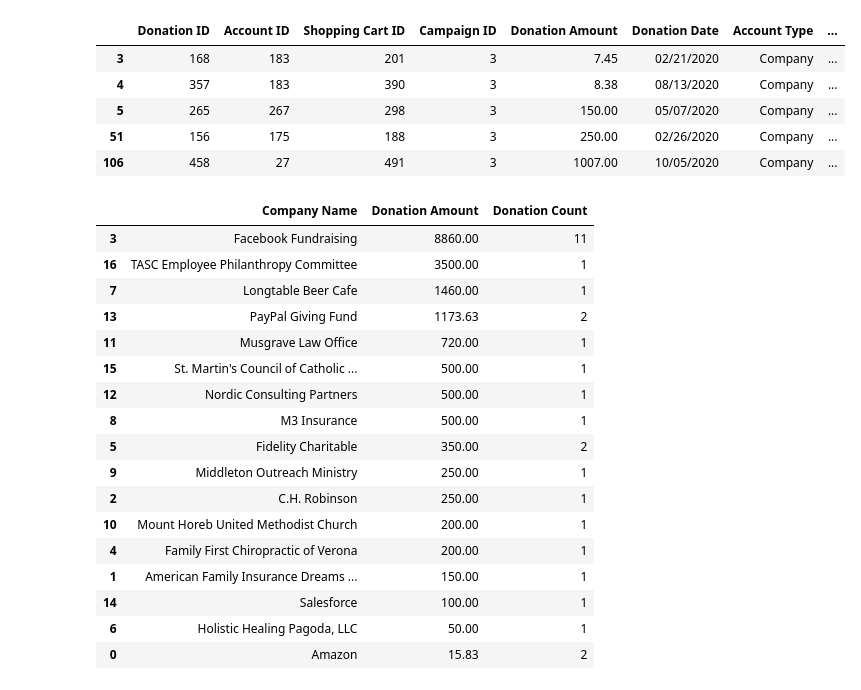
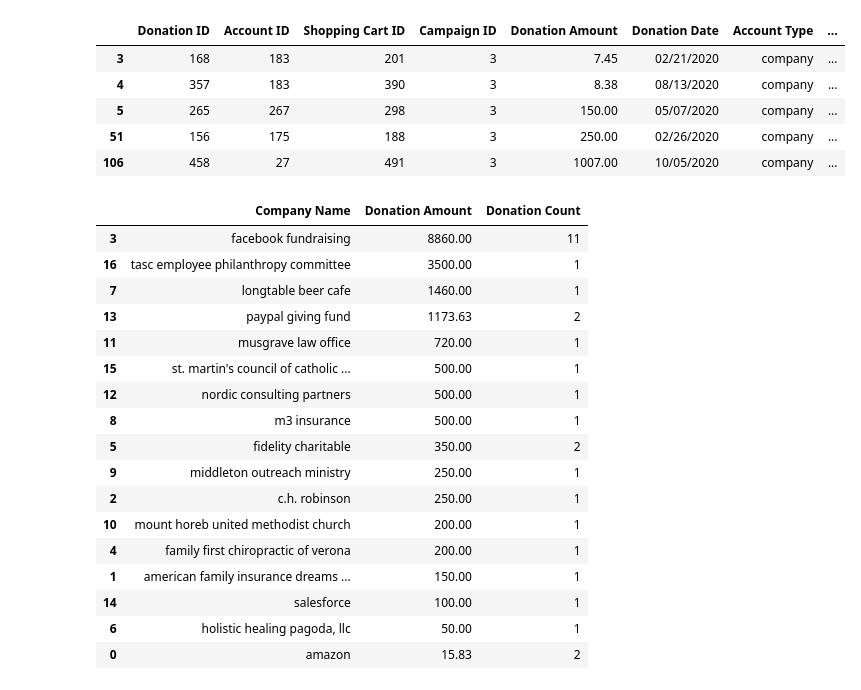
Before and after one commit to GauravChopra9/Biokind, a Jupyter notebook: companies_analysis.ipynb, the cells around one changed output. Cells and saved outputs as stored; diff of their text form; code cells hidden in the pictures.

```diff
--- a/companies_analysis.ipynb
+++ b/companies_analysis.ipynb
@@ -6,3 +4,5 @@ FILE_PATHS = [r'dataset\2020 Annual Campaign - Archived.csv', r'dataset\2021 Ann
+# %%
+FILE_PATHS = [r'cleaned_dataset\df_2020_clean.csv', r'cleaned_dataset\df_2021_clean.csv']
 # %%
 df_2020 = pd.read_csv(FILE_PATHS[0])
 df_2021 = pd.read_csv(FILE_PATHS[1])
@@ -13,18 +9,13 @@ def cleanData(df):
-# %%
-df_2020.drop(axis=1, columns=['Unnamed: 18'], inplace=True) # Again, no idea why this column exists
-df_2021.drop(axis=1, columns=['Unnamed: 18'], inplace=True)
-cleanData(df_2020)
-cleanData(df_2021)
 # %%
-df_2020_companies = df_2020[df_2020['Account Type'] == 'Company']
+df_2020_companies = df_2020[df_2020['Account Type'] == 'company']
 df_2020_companies.head()
 # %% [output]
 |  | Donation ID | Account ID | Shopping Cart ID | Campaign ID | Donation Amount | Donation Date | Account Type | ... |
-| 3 | 168 | 183 | 201 | 3 | 7.45 | 02/21/2020 | Company | ... |
-| 4 | 357 | 183 | 390 | 3 | 8.38 | 08/13/2020 | Company | ... |
-| 5 | 265 | 267 | 298 | 3 | 150.00 | 05/07/2020 | Company | ... |
-| 51 | 156 | 175 | 188 | 3 | 250.00 | 02/26/2020 | Company | ... |
-| 106 | 458 | 27 | 491 | 3 | 1007.00 | 10/05/2020 | Company | ... |
+| 3 | 168 | 183 | 201 | 3 | 7.45 | 02/21/2020 | company | ... |
+| 4 | 357 | 183 | 390 | 3 | 8.38 | 08/13/2020 | company | ... |
+| 5 | 265 | 267 | 298 | 3 | 150.00 | 05/07/2020 | company | ... |
+| 51 | 156 | 175 | 188 | 3 | 250.00 | 02/26/2020 | company | ... |
+| 106 | 458 | 27 | 491 | 3 | 1007.00 | 10/05/2020 | company | ... |
 # %%
 df_2020_companies = df_2020_companies.groupby(
     'Company Name', as_index=False
@@ -38,23 +29,23 @@ df_2020_companies = df_2020_companies.groupby(
 df_2020_companies
 # %% [output]
 |  | Company Name | Donation Amount | Donation Count |
-| 3 | Facebook Fundraising | 8860.00 | 11 |
-| 16 | TASC Employee Philanthropy Committee | 3500.00 | 1 |
-| 7 | Longtable Beer Cafe | 1460.00 | 1 |
-| 13 | PayPal Giving Fund | 1173.63 | 2 |
-| 11 | Musgrave Law Office | 720.00 | 1 |
-| 15 | St. Martin's Council of Catholic ... | 500.00 | 1 |
-| 12 | Nordic Consulting Partners | 500.00 | 1 |
-| 8 | M3 Insurance | 500.00 | 1 |
-| 5 | Fidelity Charitable | 350.00 | 2 |
-| 9 | Middleton Outreach Ministry | 250.00 | 1 |
-| 2 | C.H. Robinson | 250.00 | 1 |
-| 10 | Mount Horeb United Methodist Church | 200.00 | 1 |
-| 4 | Family First Chiropractic of Verona | 200.00 | 1 |
-| 1 | American Family Insurance Dreams ... | 150.00 | 1 |
-| 14 | Salesforce | 100.00 | 1 |
-| 6 | Holistic Healing Pagoda, LLC | 50.00 | 1 |
-| 0 | Amazon | 15.83 | 2 |
+| 3 | facebook fundraising | 8860.00 | 11 |
+| 16 | tasc employee philanthropy committee | 3500.00 | 1 |
+| 7 | longtable beer cafe | 1460.00 | 1 |
+| 13 | paypal giving fund | 1173.63 | 2 |
+| 11 | musgrave law office | 720.00 | 1 |
+| 15 | st. martin's council of catholic ... | 500.00 | 1 |
+| 12 | nordic consulting partners | 500.00 | 1 |
+| 8 | m3 insurance | 500.00 | 1 |
+| 5 | fidelity charitable | 350.00 | 2 |
+| 9 | middleton outreach ministry | 250.00 | 1 |
+| 2 | c.h. robinson | 250.00 | 1 |
+| 10 | mount horeb united methodist church | 200.00 | 1 |
+| 4 | family first chiropractic of verona | 200.00 | 1 |
+| 1 | american family insurance dreams ... | 150.00 | 1 |
+| 14 | salesforce | 100.00 | 1 |
+| 6 | holistic healing pagoda, llc | 50.00 | 1 |
+| 0 | amazon | 15.83 | 2 |
 # %%
 plt.figure(figsize=(10, 8))
 plt.barh(df_2020_companies['Company Name'], df_2020_companies['Donation Amount'], color='skyblue')
```
Also changed, not shown: parts of 3 cells of this notebook.
